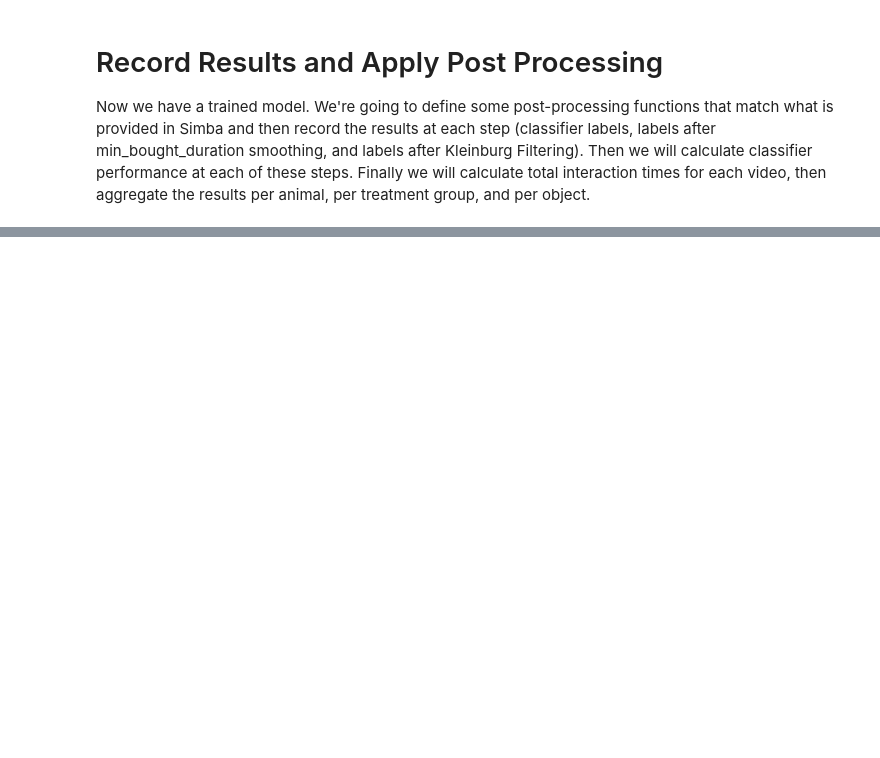
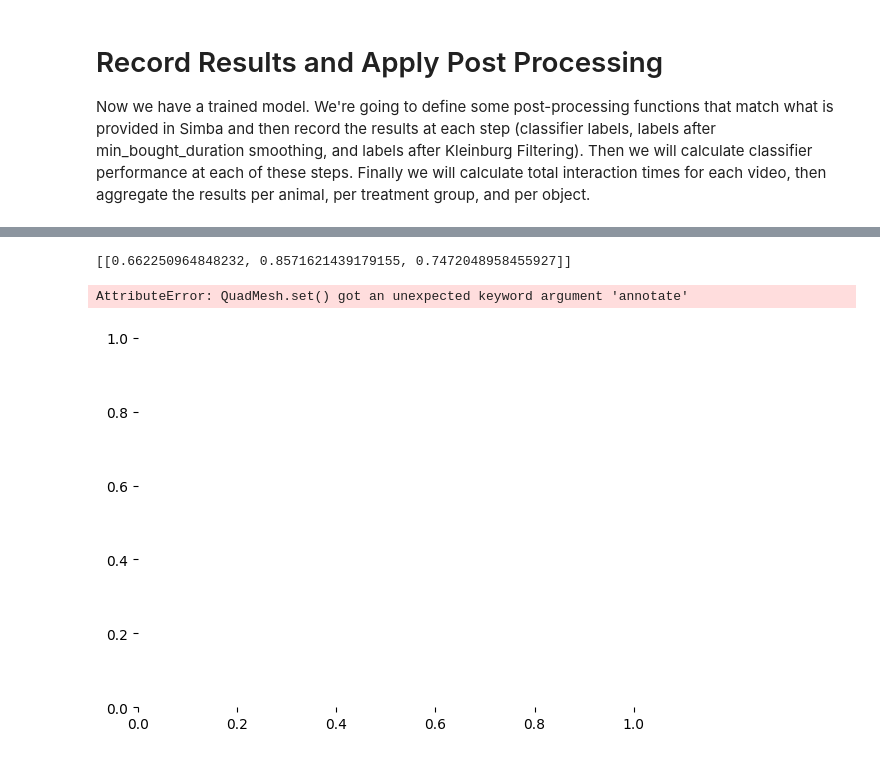
Before and after one commit to HowlandLab/DIBS, a Jupyter notebook: hackathon_sept_2022/October2022-Ilne-paper-analysis.ipynb, the cells around one changed output, grey strips where cells are left out. Cells and saved outputs as stored; diff of their text form; code cells hidden in the pictures; blank space fills up the shorter version.

```diff
--- a/hackathon_sept_2022/October2022-Ilne-paper-analysis.ipynb
+++ b/hackathon_sept_2022/October2022-Ilne-paper-analysis.ipynb
@@ -220,17 +212,16 @@ x_extractor = build_X_extractor(input_features)
 y_binary_label_extractor = build_Y_get_interaction(col='Interaction')
 
 import re
-ROI_re = re.compile(r'^Stimulus [0-9] Animal_[0-9]+ in zone$')
-ROI_features = [col for col in temp_df.columns if ROI_re.match(col)]
-print('ROI_features:', ROI_features)
-y_multi_label_extractor = build_Y_get_multi_label(ROI_features)
+distance_re = re.compile(r'^Stimulus [0-9] Animal_[0-9]+ distance$')
+#
+distance_features = [col for col in temp_df.columns if distance_re.match(col)]
+print('ROI_features:', distance_features)
+y_multi_label_extractor = build_Y_get_multi_label(distance_features)
 
 # def apply_and_record_postprocessing_step(self, func, y_binary): # Don't forget to use this later
 
-training_dataset = Dataset(training_simba_csv_files, x_extractor, y_binary_label_extractor, y_multi_label_extractor)
+training_dataset = Dataset.from_scratch(training_simba_csv_files, x_extractor, y_binary_label_extractor, y_multi_label_extractor)
 # We don't make cv indexes for the holdout set because we will only be using this to verify
 # model performance on unseen videos.
-holdout_dataset = Dataset(holdout_simba_csv_files, x_extractor, y_binary_label_extractor, y_multi_label_extractor)
-print(f'Training dataset: {training_dataset}')
-print(f'Holdout dataset: {holdout_dataset}')
+holdout_dataset = Dataset.from_scratch(holdout_simba_csv_files, x_extractor, y_binary_label_extractor, y_multi_label_extractor)
 # %% [output]
@@ -671,0 +1176,40 @@ PartialResults(precision=1.0, recall=1.0, f1=1.0, c_mat=array([[4966,    0,    0
+# %%
+def classification_report(y_true, y_pred=None, clf=None, X_data=None, title=''):
+    assert (clf and X_data) or y_pred
+    assert not((clf or X_data) and y_pred)
+    # Make a heat map of classifier measures.
+    if clf:
+        y_pred = clf.predict(X_data)
+    f1_data: PartialResults = build_partial_result(y_true, y_pred)
+    # We actually don't care about the f1 score on the majority class.  Will only report class(es) of interest.
+    # TODO: We're going to include the confusion matrix as a subplot!
+    plot_data = [[f1_data.precision, f1_data.recall, f1_data.f1]]
+    import matplotlib.pyplot as plt
+    import seaborn as sns
+    print(plot_data)
+    columns = ['Precision', 'Recall', 'F1']
+    data = pd.DataFrame(plot_data, columns=columns)
+    sns.heatmap(data, vmin=0.0, vmax=1.0, annotate=True)
+    plt.show()
+    # plt.xticks(range(len(columns)), columns)
+    # plt.yticks([])
+    # plt.imshow(plot_data, cmap='Greens', vmin=0.0, vmax=1.0, annotate=True)
+    # plt.show()
+
+y_true = []
+from collections import OrderedDict
+y_preds = OrderedDict() # Will be a list with each step of processing in it
+for video_data in holdout_dataset.per_video_data_classes:
+    y_true.extend(video_data.y_binary)
+    # TODO: Might be easier to make a class for holding results of all types that has this get_classifier_desc as a method
+    for step_name, data_thing in video_data.model_result_labels[get_classifier_desc(xgb_clf)].items():
+        if step_name not in y_preds:
+            y_preds[step_name] = []
+        y_preds[step_name].extend(data_thing.y_binary)
+
+for step_name, y_pred in y_preds.items():
+    classification_report(y_true, y_pred, title=step_name)
+# %% [output]
+[[0.662250964848232, 0.8571621439179155, 0.7472048958455927]]
+AttributeError: QuadMesh.set() got an unexpected keyword argument 'annotate'
+[figure, added]
```
Also changed, not shown: parts of 22 cells of this notebook.
